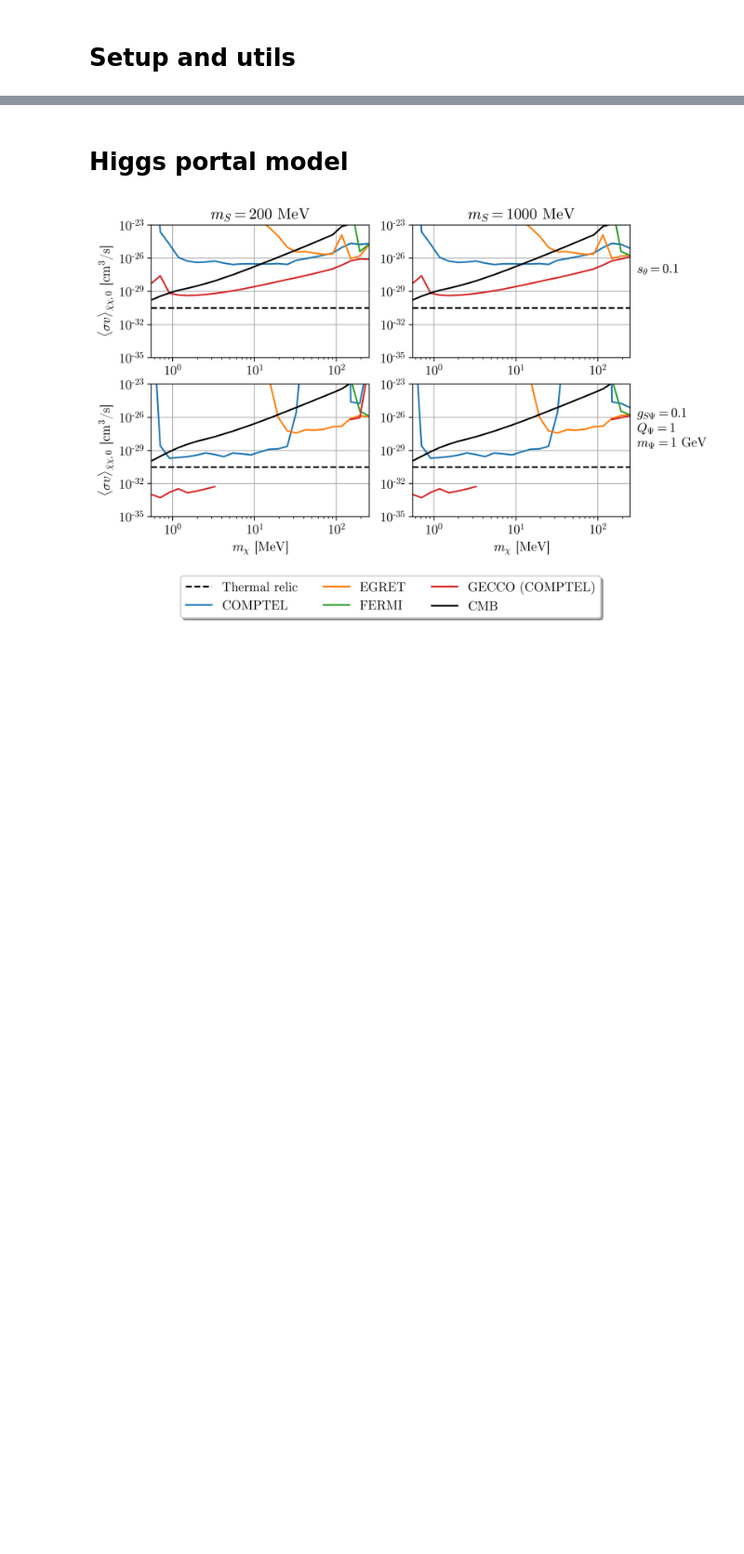
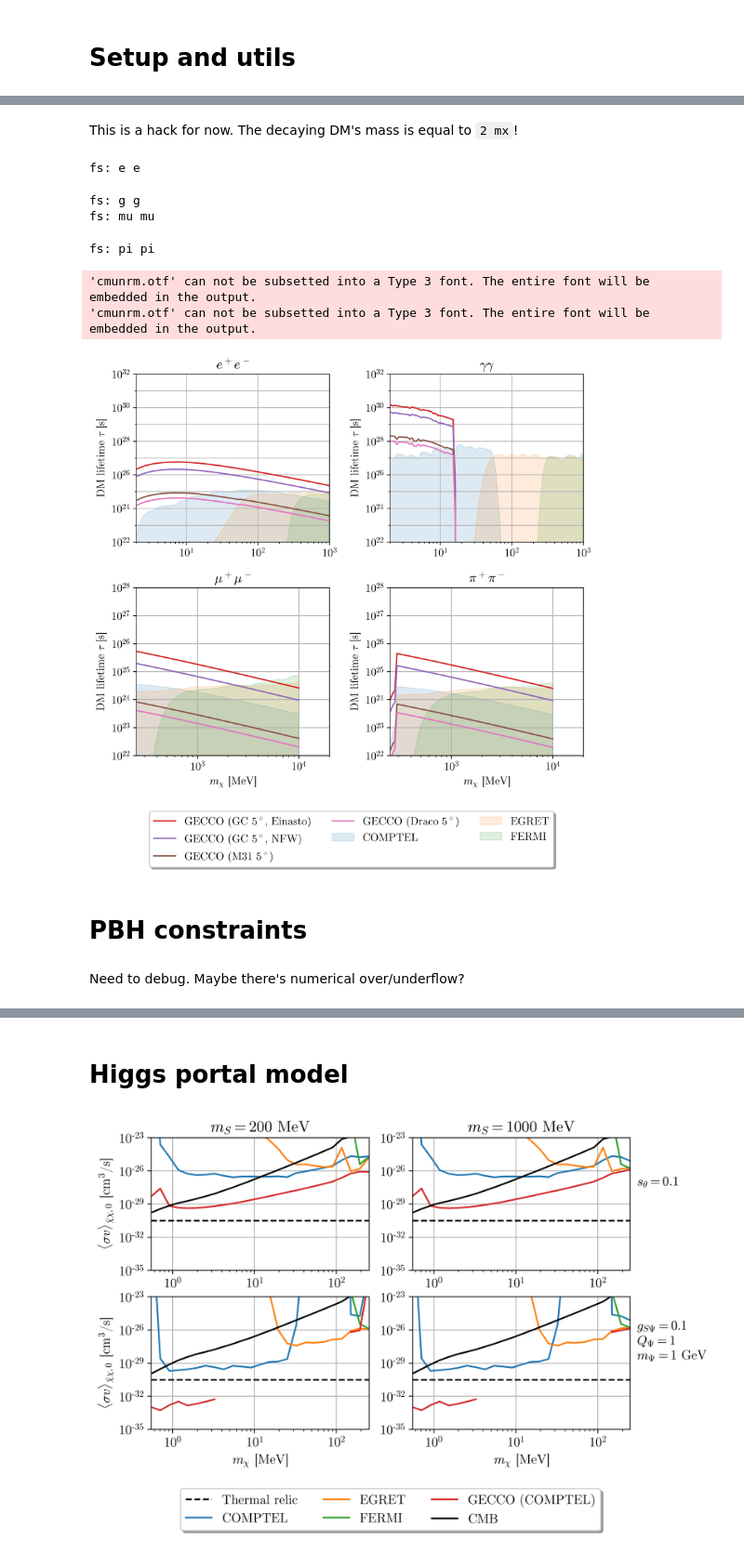
Before and after one commit to LoganAMorrison/Hazma, a Jupyter notebook: notebooks/dev/ac-01-gecco_limits.ipynb, the cells around one changed output, grey strips where cells are left out. Shown at 93% size. Saved outputs shown, nothing was run; the diff lists cells and outputs as text; code cells hidden in the pictures; blank space fills up the shorter version.

```diff
--- a/notebooks/dev/ac-01-gecco_limits.ipynb
+++ b/notebooks/dev/ac-01-gecco_limits.ipynb
@@ -133,0 +284,2 @@ def get_formatted_fig(nrows, ncols, figsize, xlim, ylim):
+# %% [markdown]
+This is a hack for now. The decaying DM's mass is equal to `2 mx`!
@@ -133,0 +300,12 @@ def get_formatted_fig(nrows, ncols, figsize, xlim, ylim):
+# %%
+sc_constraints = {}
+
+for fs in fss:
+    print("fs:", fs)
+    model = SingleChannelDec(1., fs, 1.)
+    sc_constraints[fs] = get_constraints(model, mxs[fs])
+# %% [output]
+fs: e e
+fs: g g
+fs: mu mu
+fs: pi pi
@@ -133,0 +323,51 @@ def get_formatted_fig(nrows, ncols, figsize, xlim, ylim):
+# %%
+fig, axes = get_formatted_fig(2, 2, (4 * 2, 7), (0.5, 1e3), (1e20, 1e32))
+
+for fs, ax in zip(fss, axes.flatten()):
+    ax.set_title(get_fs_label(fs))
+    ax.set_ylabel(r"DM lifetime $\tau$ [s]")
+#     ax.set_xlim(mxs[fs][[0, -1]])
+    ax.set_ylim(y_lims[fs])
+
+    # This parameter is really weird. Just needs to be larger than the number
+    # of ticks...
+    n_minor_ticks = np.log10(y_lims["e e"][-1]) - np.log10(y_lims["e e"][0]) + 5
+    ax.yaxis.set_major_locator(LogLocator(base=10, numticks=n_minor_ticks // 2 + 1))
+    ax.yaxis.set_minor_locator(LogLocator(base=10, numticks=n_minor_ticks))
+    ax.yaxis.set_minor_formatter(NullFormatter())
+    ax.yaxis.grid(True, which='both')
+
+    for color, (key, gamma) in zip(colors, sc_constraints[fs].items()):
+        if key == "cmb":
+            pass
+        elif "gecco" not in key:
+            # Existing constraints
+            ax.fill_between(
+                mxs[fs], 1 / gamma, y2=1e-20,
+                label=get_constraint_label(key), alpha=0.15, color=color
+            )
+        else:
+            ax.plot(mxs[fs], 1 / gamma, label=get_constraint_label(key), color=color)
+
+fig.tight_layout()
+
+for ax in axes[0]:
+    ax.set_xlim(2, 1e3)
+
+for ax in axes[1]:
+    ax.set_xlim(2.5e2, 2e4)
+
+# Put a legend below last axis
+axes[-1, -1].legend(
+    loc='upper center', bbox_to_anchor=(-0.2, -0.3), fancybox=True, shadow=True, ncol=3
+)
+
+fig.savefig("figures/gecco/single_channel_lifetime_limits.pdf", bbox_inches="tight")
+# %% [output]
+'cmunrm.otf' can not be subsetted into a Type 3 font. The entire font will be embedded in the output.
+'cmunrm.otf' can not be subsetted into a Type 3 font. The entire font will be embedded in the output.
+[figure, added]
+# %% [markdown]
+# PBH constraints
+# %% [markdown]
+Need to debug. Maybe there's numerical over/underflow?
```
Also changed, not shown: parts of 37 cells of this notebook, 17 other files.
